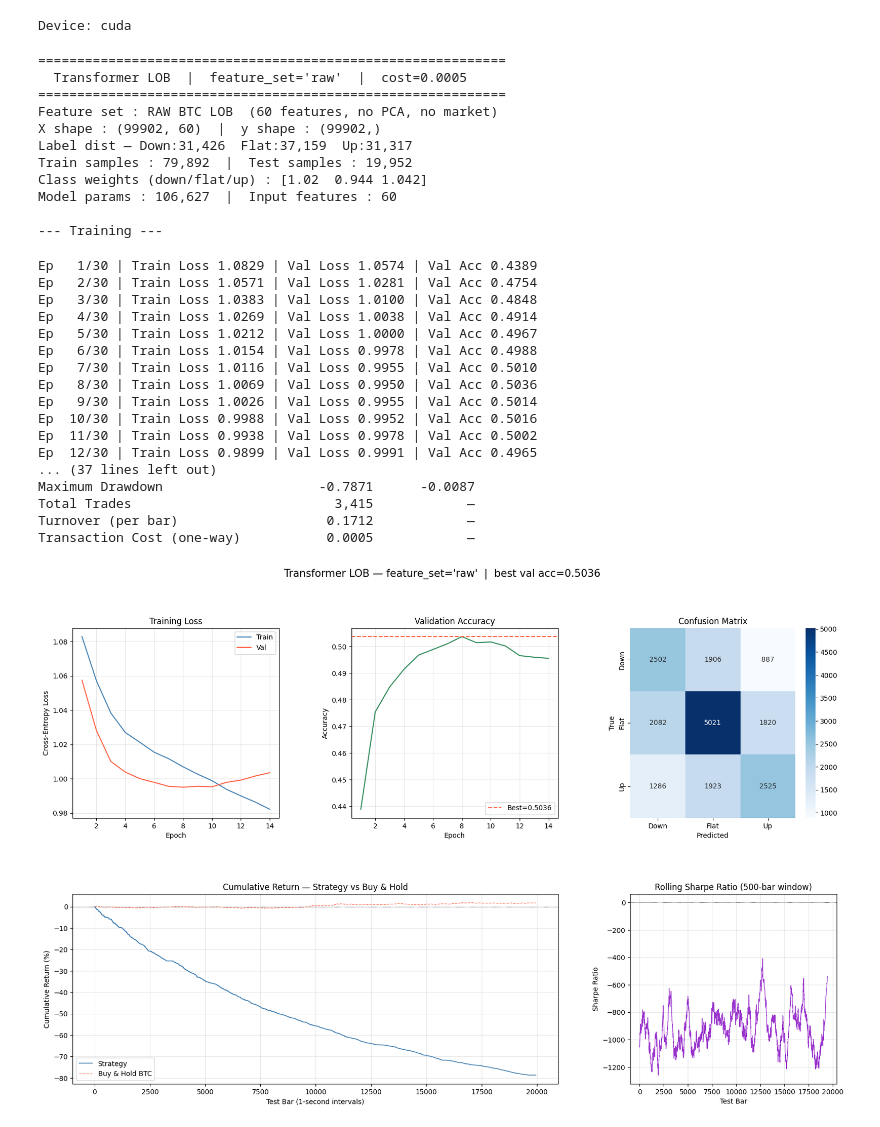
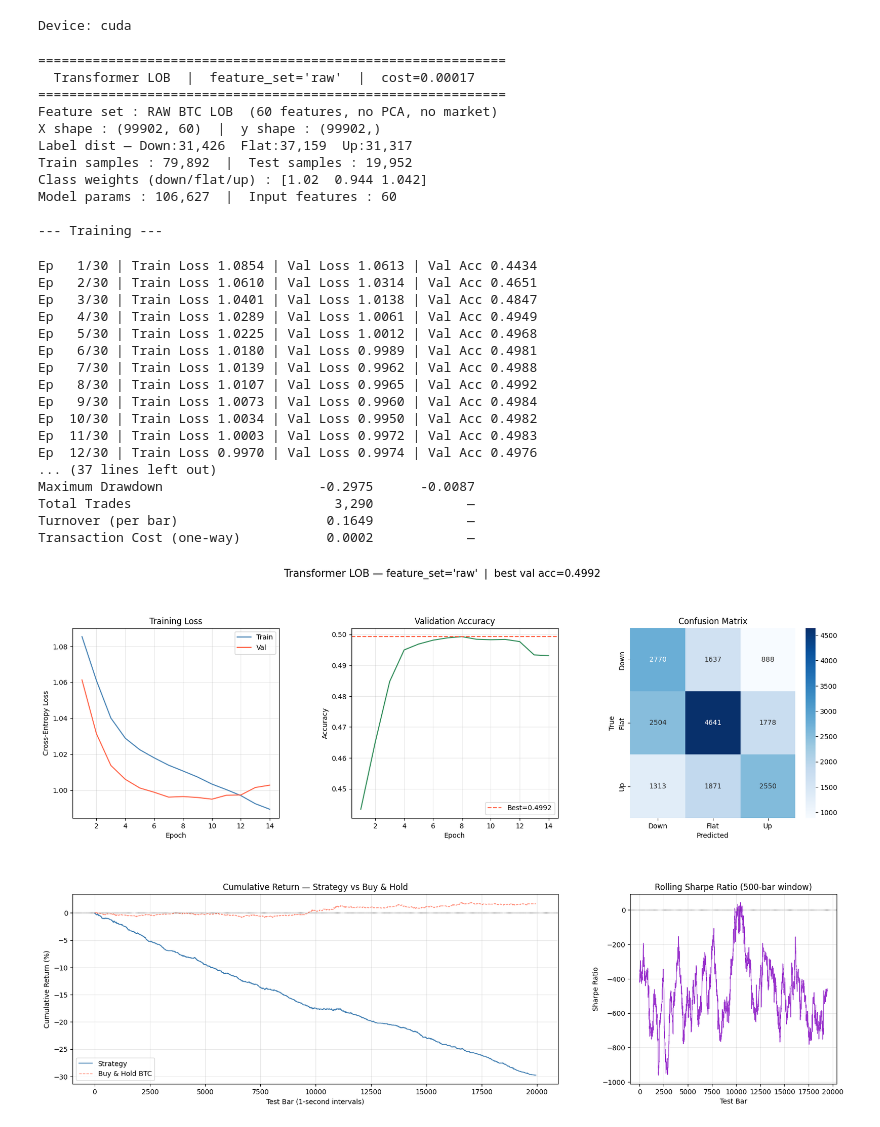
Before and after one commit to SiyuL2025/math_629_final, a Jupyter notebook: Transformer.ipynb, the cells around one changed output. Drawn from its saved outputs; the diff is of its cells as text; code cells hidden in the pictures.

```diff
--- a/Transformer.ipynb
+++ b/Transformer.ipynb
@@ -532,38 +527,38 @@ def run_transformer(feature_set: str, transaction_cost: float = 0.0005):
 Device: cuda
 # %%
 FEATURE_SET = "raw"
-TRANSACTION_COST = 0.0005
+TRANSACTION_COST = 0.00017
 model, history, stat_metrics, bt_metrics = run_transformer(FEATURE_SET, TRANSACTION_COST)
 # %% [output]
 ============================================================
-  Transformer LOB  |  feature_set='raw'  |  cost=0.0005
+  Transformer LOB  |  feature_set='raw'  |  cost=0.00017
 ============================================================
 Feature set : RAW BTC LOB  (60 features, no PCA, no market)
 X shape : (99902, 60)  |  y shape : (99902,)
 Label dist — Down:31,426  Flat:37,159  Up:31,317
 Train samples : 79,892  |  Test samples : 19,952
 Class weights (down/flat/up) : [1.02  0.944 1.042]
 Model params : 106,627  |  Input features : 60
 
 --- Training ---
-Ep   1/30 | Train Loss 1.0829 | Val Loss 1.0574 | Val Acc 0.4389
-Ep   2/30 | Train Loss 1.0571 | Val Loss 1.0281 | Val Acc 0.4754
-Ep   3/30 | Train Loss 1.0383 | Val Loss 1.0100 | Val Acc 0.4848
-Ep   4/30 | Train Loss 1.0269 | Val Loss 1.0038 | Val Acc 0.4914
-Ep   5/30 | Train Loss 1.0212 | Val Loss 1.0000 | Val Acc 0.4967
-Ep   6/30 | Train Loss 1.0154 | Val Loss 0.9978 | Val Acc 0.4988
-Ep   7/30 | Train Loss 1.0116 | Val Loss 0.9955 | Val Acc 0.5010
-Ep   8/30 | Train Loss 1.0069 | Val Loss 0.9950 | Val Acc 0.5036
-Ep   9/30 | Train Loss 1.0026 | Val Loss 0.9955 | Val Acc 0.5014
-Ep  10/30 | Train Loss 0.9988 | Val Loss 0.9952 | Val Acc 0.5016
-Ep  11/30 | Train Loss 0.9938 | Val Loss 0.9978 | Val Acc 0.5002
-Ep  12/30 | Train Loss 0.9899 | Val Loss 0.9991 | Val Acc 0.4965
+Ep   1/30 | Train Loss 1.0854 | Val Loss 1.0613 | Val Acc 0.4434
+Ep   2/30 | Train Loss 1.0610 | Val Loss 1.0314 | Val Acc 0.4651
+Ep   3/30 | Train Loss 1.0401 | Val Loss 1.0138 | Val Acc 0.4847
+Ep   4/30 | Train Loss 1.0289 | Val Loss 1.0061 | Val Acc 0.4949
+Ep   5/30 | Train Loss 1.0225 | Val Loss 1.0012 | Val Acc 0.4968
+Ep   6/30 | Train Loss 1.0180 | Val Loss 0.9989 | Val Acc 0.4981
+Ep   7/30 | Train Loss 1.0139 | Val Loss 0.9962 | Val Acc 0.4988
+Ep   8/30 | Train Loss 1.0107 | Val Loss 0.9965 | Val Acc 0.4992
+Ep   9/30 | Train Loss 1.0073 | Val Loss 0.9960 | Val Acc 0.4984
+Ep  10/30 | Train Loss 1.0034 | Val Loss 0.9950 | Val Acc 0.4982
+Ep  11/30 | Train Loss 1.0003 | Val Loss 0.9972 | Val Acc 0.4983
+Ep  12/30 | Train Loss 0.9970 | Val Loss 0.9974 | Val Acc 0.4976
 ... (37 lines left out)
-Maximum Drawdown                    -0.7871      -0.0087
-Total Trades                          3,415            —
-Turnover (per bar)                   0.1712            —
-Transaction Cost (one-way)           0.0005            —
+Maximum Drawdown                    -0.2975      -0.0087
+Total Trades                          3,290            —
+Turnover (per bar)                   0.1649            —
+Transaction Cost (one-way)           0.0002            —
-[figure, old version]
+[figure, new version]
 # %%
 # pca model
 FEATURE_SET = "pca"
```
Also changed, not shown: parts of 4 cells of this notebook.
